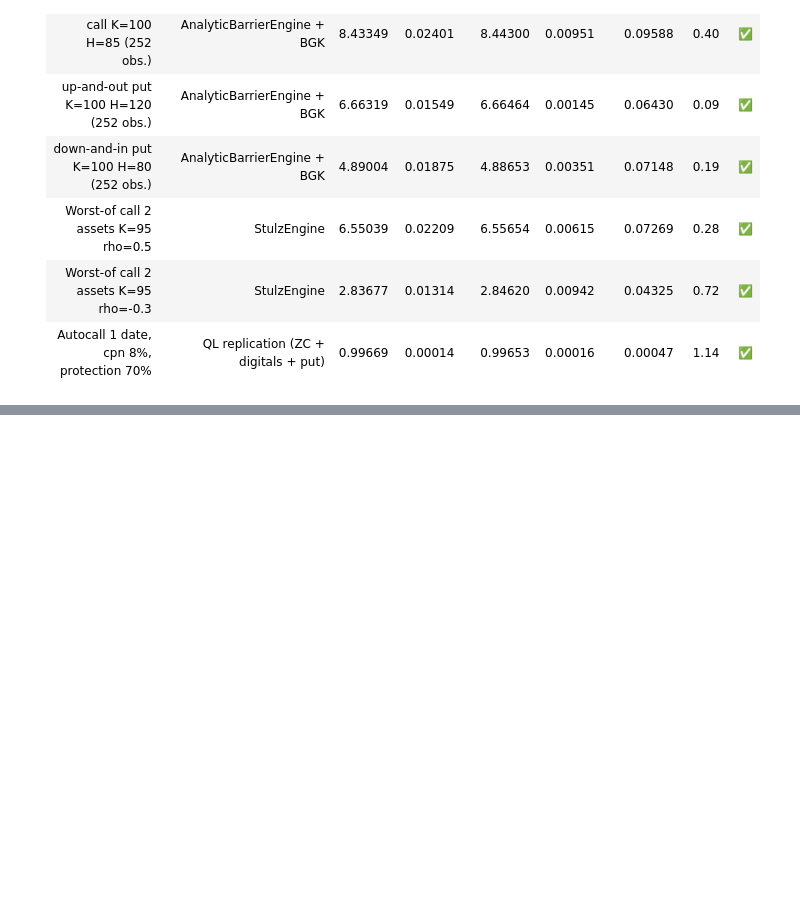
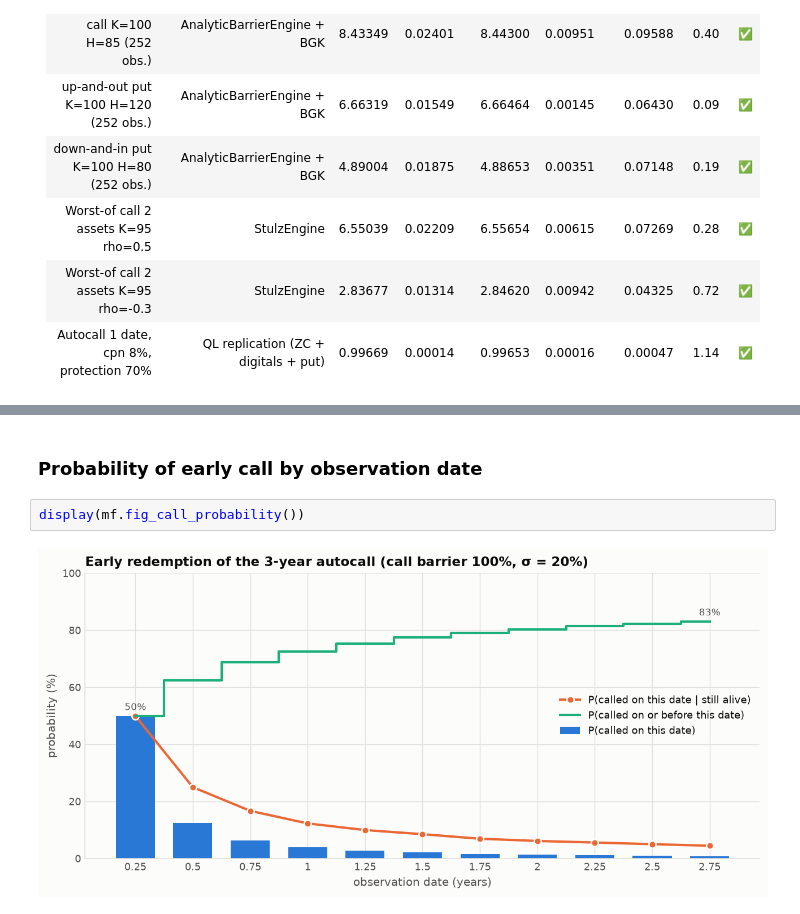
Before and after one commit to YoussefElb75/autocall-pricer, a Jupyter notebook: notebooks/demo.ipynb, the cells around one changed output, grey strips where cells are left out. Drawn from its saved outputs; the diff is of its cells as text; blank space fills up the shorter version.

```diff
--- a/notebooks/demo.ipynb
+++ b/notebooks/demo.ipynb
@@ -152,0 +177,6 @@ Markdown(to_markdown(run_validation(n_paths=200_000)))
+# %% [markdown]
+### Probability of early call by observation date
+# %%
+display(mf.fig_call_probability())
+# %% [output]
+[figure, added]
```
Also changed, not shown: parts of 12 cells of this notebook, 10 other files.
